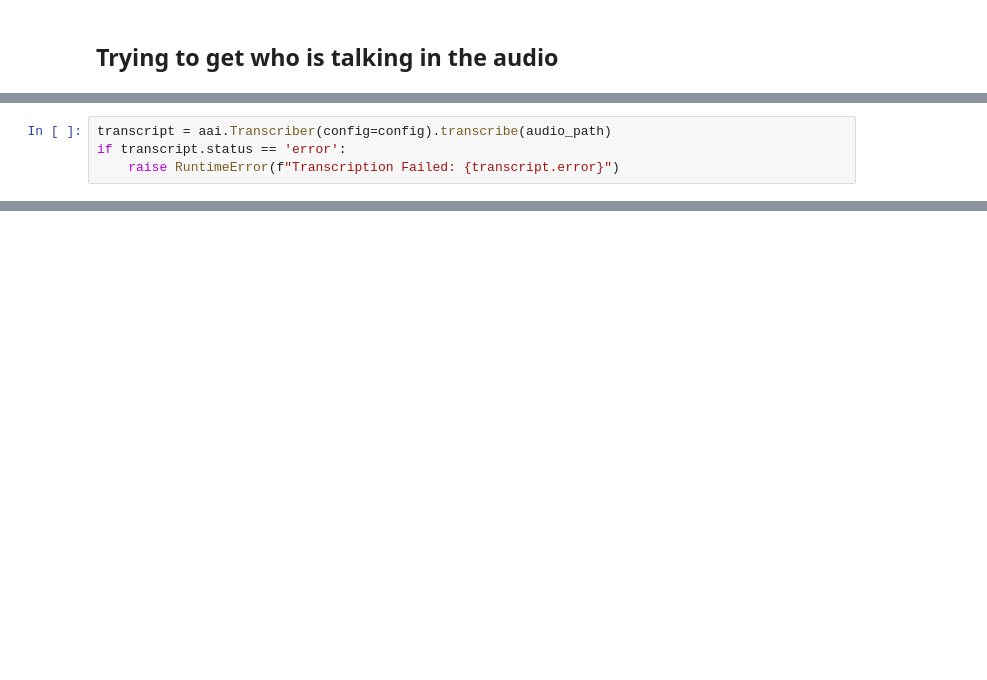
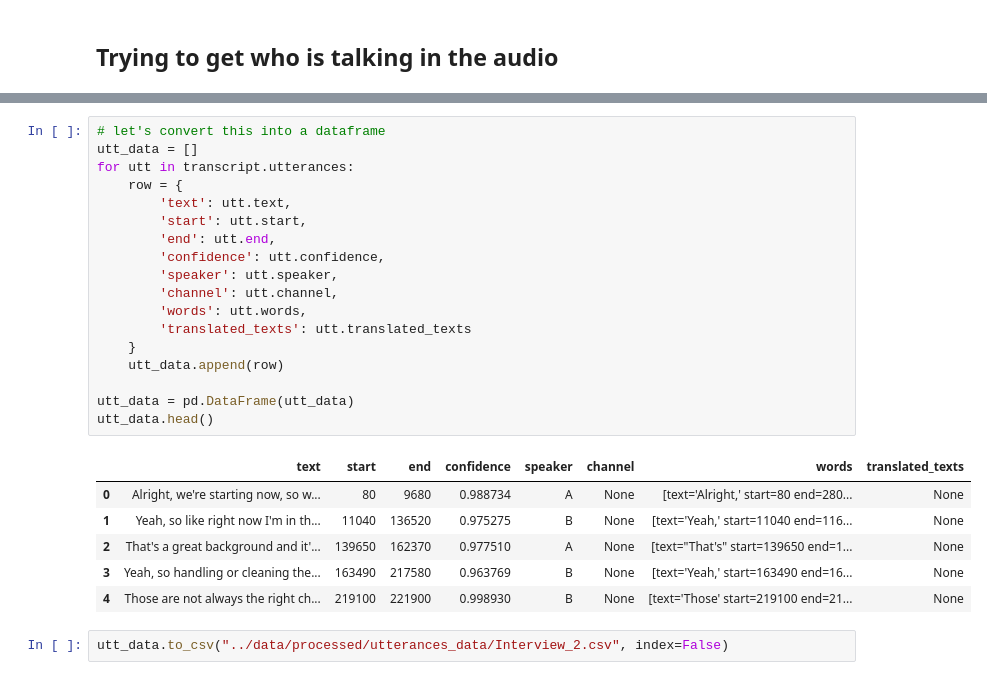
Before and after one commit to Ak62007/Multimodel-Reasoning, a Jupyter notebook: notebooks/audio_testing.ipynb, the cells around one changed output, grey strips where cells are left out. Drawn from its saved outputs; the diff is of its cells as text; blank space fills up the shorter version.

```diff
--- a/notebooks/audio_testing.ipynb
+++ b/notebooks/audio_testing.ipynb
@@ -250,4 +333,0 @@ config = aai.TranscriptionConfig(speech_models=["universal"])
-# %%
-transcript = aai.Transcriber(config=config).transcribe(audio_path)
-if transcript.status == 'error':
-    raise RuntimeError(f"Transcription Failed: {transcript.error}")
@@ -290,0 +347,27 @@ AttributeError: partially initialized module 'torchvision' has no attribute 'ext
+# %%
+# let's convert this into a dataframe
+utt_data = []
+for utt in transcript.utterances:
+    row = {
+        'text': utt.text,
+        'start': utt.start,
+        'end': utt.end,
+        'confidence': utt.confidence,
+        'speaker': utt.speaker,
+        'channel': utt.channel,
+        'words': utt.words,
+        'translated_texts': utt.translated_texts
+    }
+    utt_data.append(row)
+
+utt_data = pd.DataFrame(utt_data)
+utt_data.head()
+# %% [output]
+|  | text | start | end | confidence | speaker | channel | words | translated_texts |
+| 0 | Alright, we're starting now, so w... | 80 | 9680 | 0.988734 | A | None | [text='Alright,' start=80 end=280... | None |
+| 1 | Yeah, so like right now I'm in th... | 11040 | 136520 | 0.975275 | B | None | [text='Yeah,' start=11040 end=116... | None |
+| 2 | That's a great background and it'... | 139650 | 162370 | 0.977510 | A | None | [text="That's" start=139650 end=1... | None |
+| 3 | Yeah, so handling or cleaning the... | 163490 | 217580 | 0.963769 | B | None | [text='Yeah,' start=163490 end=16... | None |
+| 4 | Those are not always the right ch... | 219100 | 221900 | 0.998930 | B | None | [text='Those' start=219100 end=21... | None |
+# %%
+utt_data.to_csv("../data/processed/utterances_data/Interview_2.csv", index=False)
```
Also changed, not shown: parts of 31 cells of this notebook, 7 other files.
